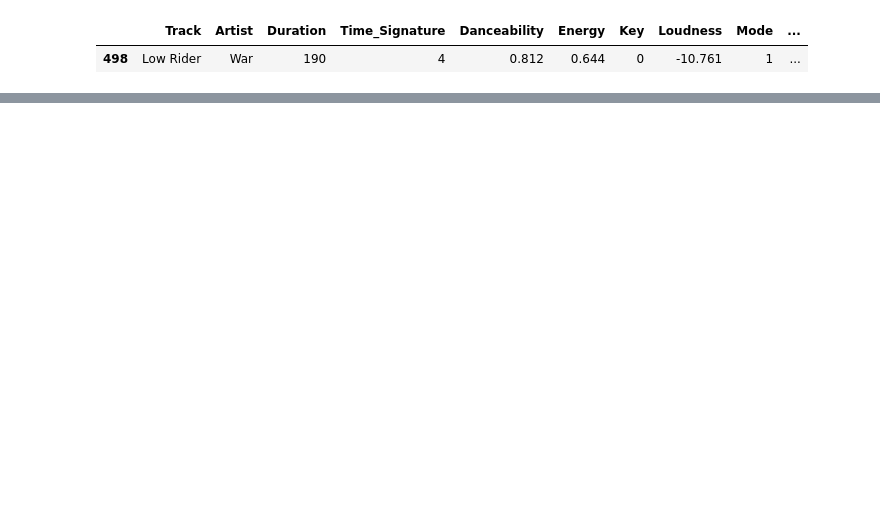
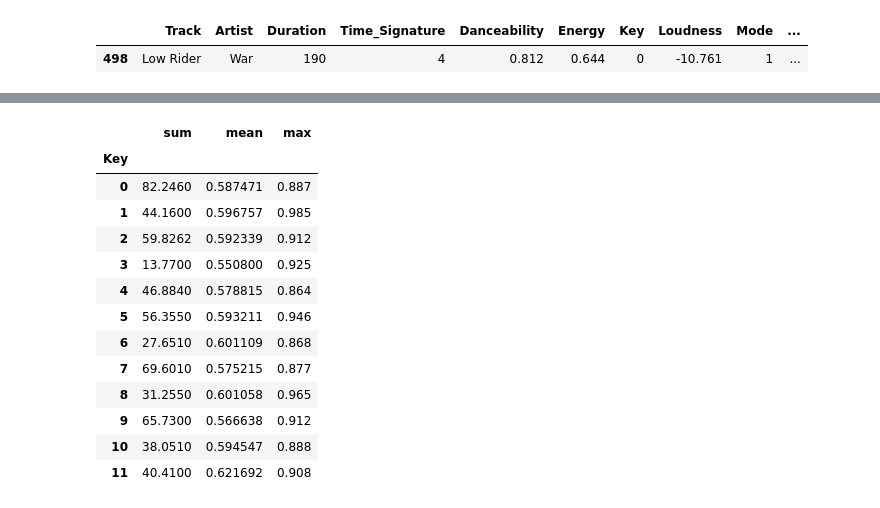
Before and after one commit to iroumec/TPE-FCD, a Jupyter notebook: Notebook.ipynb, the cells around one changed output, grey strips where cells are left out. Cells and saved outputs as stored; diff of their text form; code cells hidden in the pictures; blank space fills up the shorter version.

```diff
--- a/Notebook.ipynb
+++ b/Notebook.ipynb
@@ -432,0 +624,21 @@ songs
+# %%
+aux = track_dataset.groupby("Key")
+
+agg_result = aux['Danceability'].agg(['sum', 'mean', 'max'])
+
+agg_result
+# %% [output]
+|  | sum | mean | max |
+| Key |  |  |  |
+| 0 | 82.2460 | 0.587471 | 0.887 |
+| 1 | 44.1600 | 0.596757 | 0.985 |
+| 2 | 59.8262 | 0.592339 | 0.912 |
+| 3 | 13.7700 | 0.550800 | 0.925 |
+| 4 | 46.8840 | 0.578815 | 0.864 |
+| 5 | 56.3550 | 0.593211 | 0.946 |
+| 6 | 27.6510 | 0.601109 | 0.868 |
+| 7 | 69.6010 | 0.575215 | 0.877 |
+| 8 | 31.2550 | 0.601058 | 0.965 |
+| 9 | 65.7300 | 0.566638 | 0.912 |
+| 10 | 38.0510 | 0.594547 | 0.888 |
+| 11 | 40.4100 | 0.621692 | 0.908 |
```
Also changed, not shown: parts of 15 cells of this notebook, 1 other file.
